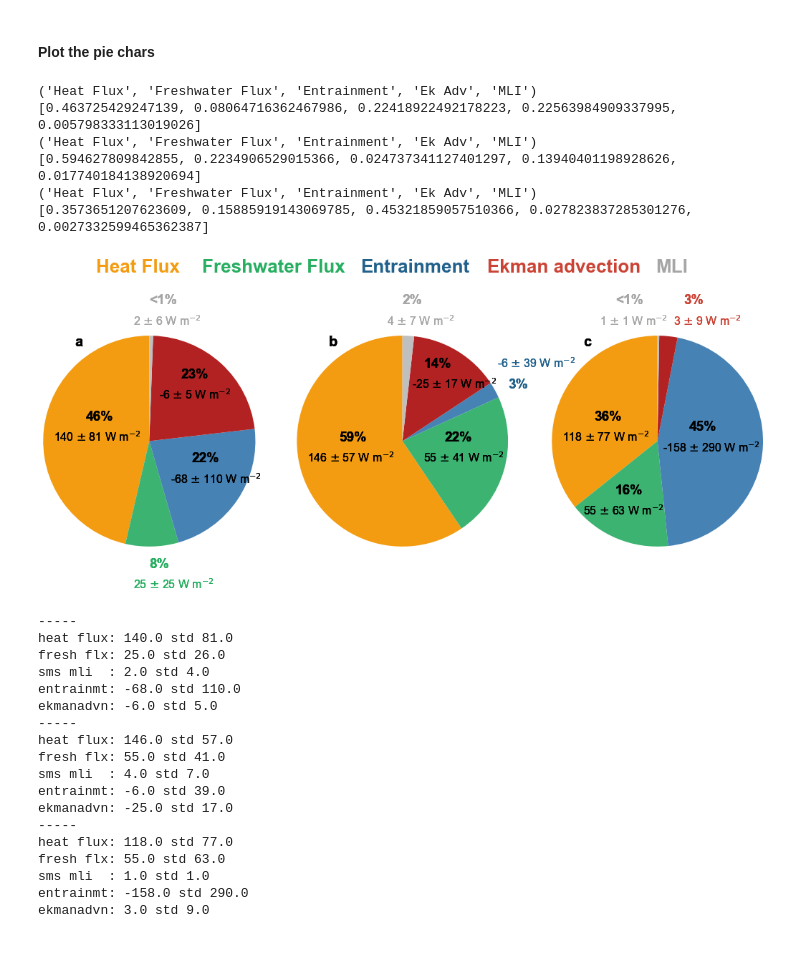
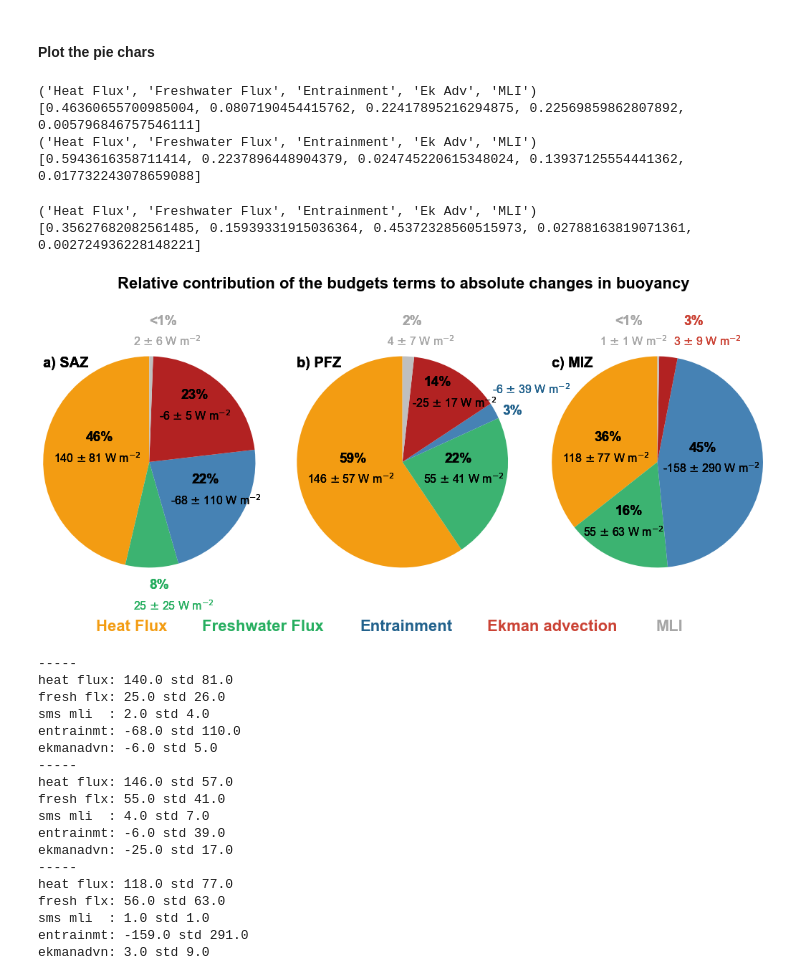
Before and after one commit to marcelduplessis/duplessis-2021-JGR-Oceans, a Jupyter notebook: duplessis-2021-figure10.ipynb, the cells around one changed output. Cells and saved outputs as stored; diff of their text form; code cells hidden in the pictures; blank space fills up the shorter version.

```diff
--- a/duplessis-2021-figure10.ipynb
+++ b/duplessis-2021-figure10.ipynb
@@ -36,9 +36,9 @@ dat_pfz = xr.open_dataset('../data/dat_pfz_1D.nc')
 dat_miz = xr.open_dataset('../data/dat_miz_1D.nc')
 
 # note these are the 6H time series
-dat_saz_6H = xr.open_dataset('../data/dat_saz_interp_fig6.nc')
-dat_pfz_6H = xr.open_dataset('../data/dat_pfz_interp_fig6.nc')
-dat_miz_6H = xr.open_dataset('../data/dat_miz_interp_fig6.nc')
+dat_saz_6H = xr.open_dataset('../data/dat_saz_6H.nc')
+dat_pfz_6H = xr.open_dataset('../data/dat_pfz_6H.nc')
+dat_miz_6H = xr.open_dataset('../data/dat_miz_6H.nc')
 # %% [markdown]
 #### Mean buoyancy of the mixed layer
 # %%
@@ -176,17 +176,18 @@ for i, dat in enumerate([dat_saz, dat_pfz, dat_miz]):
 
     ax[i].axis('equal')  # Equal aspect ratio ensures that pie is drawn as a circle.
 
-    props = dict(fontsize=26, fontweight='bold')
+    props = dict(fontsize=22, fontweight='bold')
     if i==1:
 
-        ax[i].text(-2.9,1.6,'Heat Flux', c=orange, **props)
-        ax[i].text(-1.9,1.6,'Freshwater Flux', c=green, **props)
-        ax[i].text(-0.4,1.6,'Entrainment', c=blue, **props)
-        ax[i].text(0.8, 1.6,'Ekman advection', c=red, **props)
-        ax[i].text(2.4, 1.6,'MLI', c='0.65', **props)
+        ax[i].text(-2.9,-1.6,'Heat Flux', c=orange, **props)
+        ax[i].text(-1.9,-1.6,'Freshwater Flux', c=green, **props)
+        ax[i].text(-0.4,-1.6,'Entrainment', c=blue, **props)
+        ax[i].text(0.8, -1.6,'Ekman advection', c=red, **props)
+        ax[i].text(2.4, -1.6,'MLI', c='0.65', **props)
 
 #     ax.legend(ncol=6, bbox_to_anchor=(0, 1))
 
+    ax[1].set_title('Relative contribution of the budgets terms to absolute changes in buoyancy', fontweight='bold', pad=80, fontsize=22)
     props_per = dict(fontsize=19,fontweight='bold')
     props_wm2 = dict(fontsize=16)
 
@@ -223,53 +224,53 @@ for i, dat in enumerate([dat_saz, dat_pfz, dat_miz]):
     ax[1].text(-0.15, 1.1, '4 $\pm$ 7 W m$^{-2}$', **props_wm2, c='0.65')
 
     #Ekman advection
-    ax[1].text(0.2, 0.7, '14%',                      **props_per, c='k')
-    ax[1].text(0.09, 0.5, '-25 $\pm$ 17 W m$^{-2}$', **props_wm2, c='k')
+    ax[1].text(0.2, 0.72, '14%',                      **props_per, c='k')
+    ax[1].text(0.09, 0.52, '-25 $\pm$ 17 W m$^{-2}$', **props_wm2, c='k')
 
     #entrainment
-    ax[1].text(1.0, 0.5, '3%',                   **props_per, c=blue)
-    ax[1].text(0.9, 0.7, '-6 $\pm$ 39 W m$^{-2}$', **props_wm2, c=blue)
+    ax[1].text(0.95, 0.45, '3%',                   **props_per, c=blue)
+    ax[1].text(0.85, 0.65, '-6 $\pm$ 39 W m$^{-2}$', **props_wm2, c=blue)
 
     #freshwater flux
     ax[1].text(0.4, 0, '22%',                    **props_per, c='k')
     ax[1].text(0.2, -0.2, '55 $\pm$ 41 W m$^{-2}$', **props_wm2, c='k')
 
 
     ### MIZ ###
 
     #heat flux
     ax[2].text(-0.6, 0.2, '36%',                       **props_per)
     ax[2].text(-0.9, 0, '118 $\pm$ 77 W m$^{-2}$', **props_wm2)
 
     #MLI
     ax[2].text(-0.4, 1.3, '<1%',                     **props_per, c='0.65')
     ax[2].text(-0.55, 1.1, '1 $\pm$ 1 W m$^{-2}$', **props_wm2, c='0.65')
 
     #Ekman advection
     ax[2].text(0.25, 1.3, '3%',                  **props_per, c=red)
     ax[2].text(0.15, 1.1, '3 $\pm$ 9 W m$^{-2}$', **props_wm2, c=red)
 
     #entrainment
     ax[2].text(0.3, 0.1, '45%',                   **props_per,     c='k')
     ax[2].text(0.05, -0.1, '-158 $\pm$ 290 W m$^{-2}$', **props_wm2, c='k')
 
     #freshwater flux
     ax[2].text(-0.4, -0.5, '16%',                    **props_per, c='k')
     ax[2].text(-0.7, -0.7, '55 $\pm$ 63 W m$^{-2}$', **props_wm2, c='k')
 
-    ax[0].text(-0.7, 0.9, 'a', fontweight='bold', fontsize=20)
-    ax[1].text(-0.7, 0.9, 'b', fontweight='bold', fontsize=20)
-    ax[2].text(-0.7, 0.9, 'c', fontweight='bold', fontsize=20)
+    ax[0].text(-1.0, 0.9, 'a) SAZ', fontweight='bold', fontsize=20)
+    ax[1].text(-1.0, 0.9, 'b) PFZ', fontweight='bold', fontsize=20)
+    ax[2].text(-1.0, 0.9, 'c) MIZ', fontweight='bold', fontsize=20)
 
     plt.savefig('../figs_submission2/fig10.png', dpi=300, bbox_inches='tight')
 # %% [output]
 ('Heat Flux', 'Freshwater Flux', 'Entrainment', 'Ek Adv', 'MLI')
-[0.463725429247139, 0.08064716362467986, 0.22418922492178223, 0.22563984909337995, 0.005798333113019026]
+[0.46360655700985004, 0.0807190454415762, 0.22417895216294875, 0.22569859862807892, 0.005796846757546111]
 ('Heat Flux', 'Freshwater Flux', 'Entrainment', 'Ek Adv', 'MLI')
-[0.594627809842855, 0.2234906529015366, 0.024737341127401297, 0.13940401198928626, 0.017740184138920694]
-('Heat Flux', 'Freshwater Flux', 'Entrainment', 'Ek Adv', 'MLI')
-[0.3573651207623609, 0.15885919143069785, 0.45321859057510366, 0.027823837285301276, 0.0027332599465362387]
+[0.5943616358711414, 0.2237896448904379, 0.024745220615348024, 0.13937125554441362, 0.017732243078659088]
+('Heat Flux', 'Freshwater Flux', 'Entrainment', 'Ek Adv', 'MLI')
+[0.35627682082561485, 0.15939331915036364, 0.45372328560515973, 0.02788163819071361, 0.002724936228148221]
-[figure, old version]
+[figure, new version]
 # %%
 for i, dat in enumerate([dat_saz, dat_pfz, dat_miz]):
 
@@ -299,7 +300,7 @@ entrainmt: -6.0 std 39.0
 ekmanadvn: -25.0 std 17.0
 -----
 heat flux: 118.0 std 77.0
-fresh flx: 55.0 std 63.0
+fresh flx: 56.0 std 63.0
 sms mli  : 1.0 std 1.0
-entrainmt: -158.0 std 290.0
+entrainmt: -159.0 std 291.0
 ekmanadvn: 3.0 std 9.0
```
Also changed, not shown: 2 other files.
